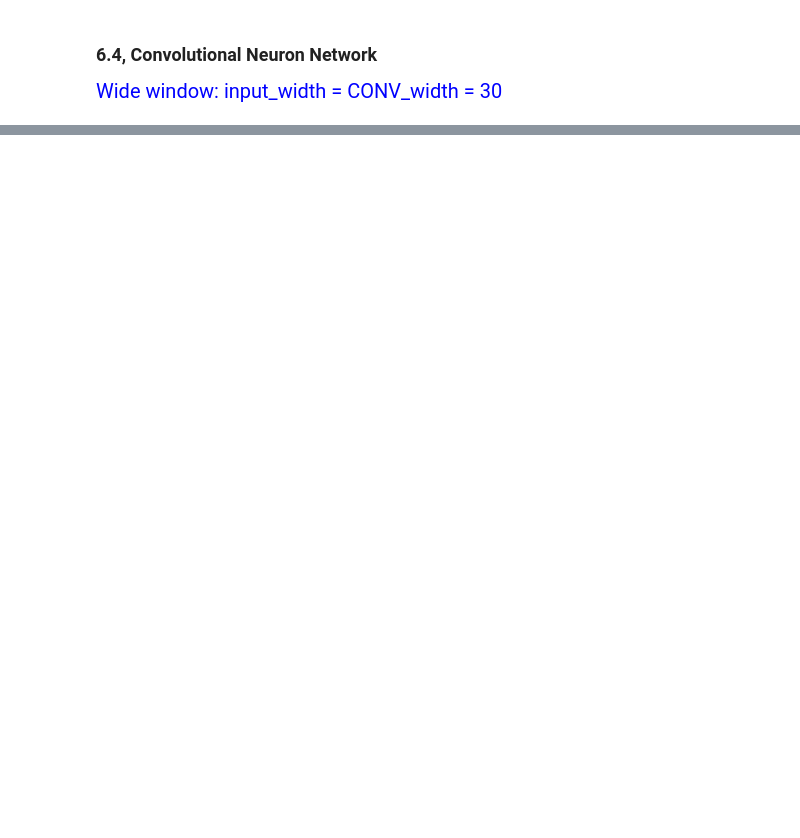
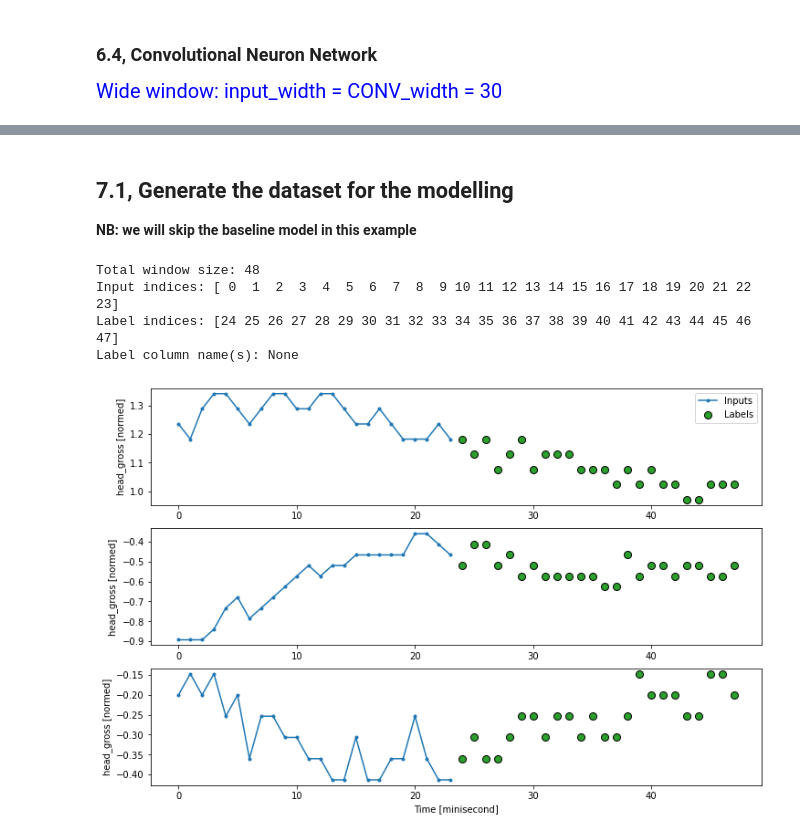
Before and after one commit to wengangmao/wengangmao.github.io, a Jupyter notebook: contents/wengang/rnn_tensorflow.ipynb, the cells around one changed output, grey strips where cells are left out. Drawn from its saved outputs; the diff is of its cells as text; code cells hidden in the pictures; blank space fills up the shorter version.

```diff
--- a/contents/wengang/rnn_tensorflow.ipynb
+++ b/contents/wengang/rnn_tensorflow.ipynb
@@ -980,0 +1022,17 @@ NameError: name 'compile_and_fit' is not defined
+# %% [markdown]
+## 7.1, Generate the dataset for the modelling
+**NB: we will skip the baseline model in this example**
+# %%
+OUT_STEPS = 24
+multi_window = WindowGenerator(input_width=24,
+                               label_width=OUT_STEPS,
+                               shift=OUT_STEPS)
+
+multi_window.plot()
+multi_window
+# %% [output]
+Total window size: 48
+Input indices: [ 0  1  2  3  4  5  6  7  8  9 10 11 12 13 14 15 16 17 18 19 20 21 22 23]
+Label indices: [24 25 26 27 28 29 30 31 32 33 34 35 36 37 38 39 40 41 42 43 44 45 46 47]
+Label column name(s): None
+[figure, added]
```
Also changed, not shown: parts of 28 cells of this notebook, 11 other files.
